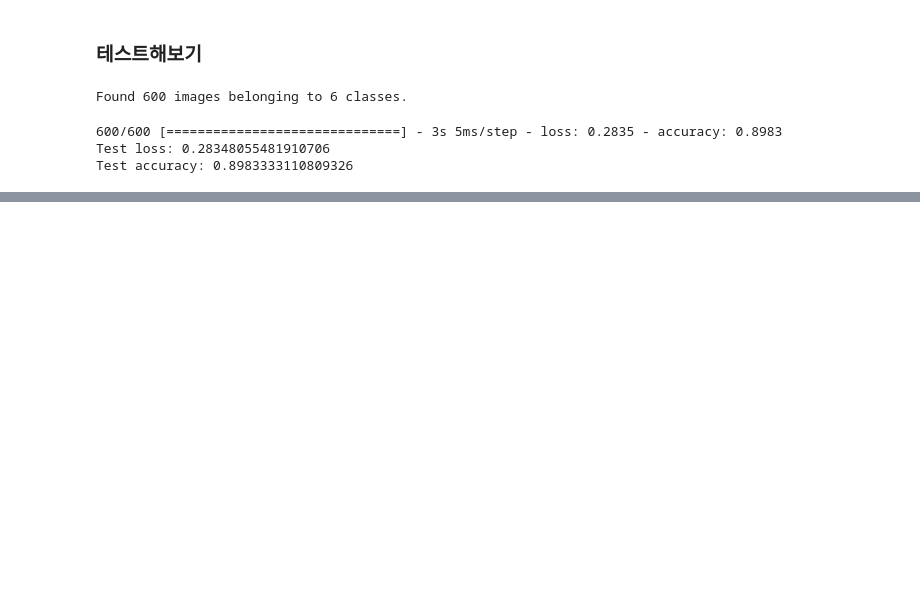
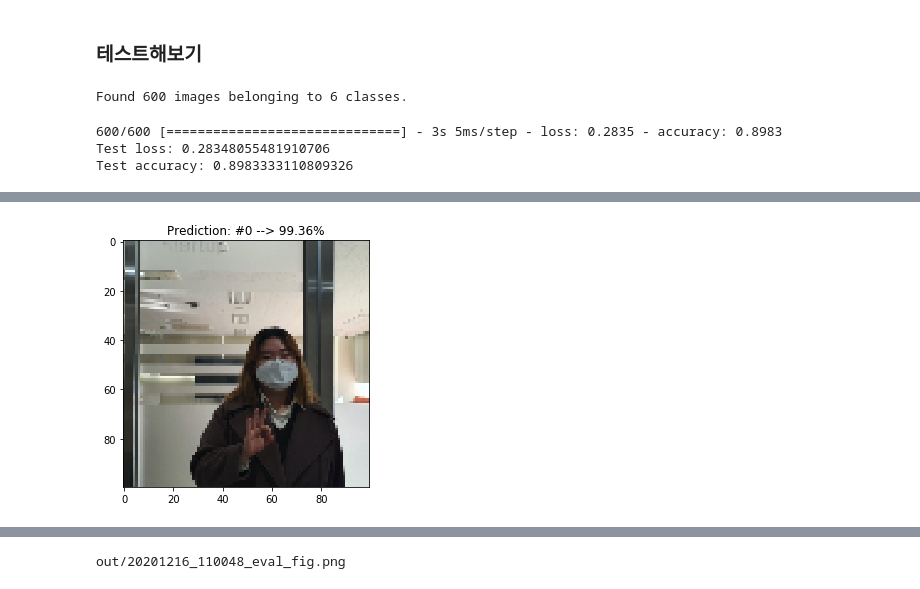
Before and after one commit to dalek7/Undergrad-DeepLearning-20Fall, a Jupyter notebook: 05_Case_Study/01_handpose_20F.ipynb, the cells around one changed output, grey strips where cells are left out. Saved outputs shown, nothing was run; the diff lists cells and outputs as text; code cells hidden in the pictures; blank space fills up the shorter version.

```diff
--- a/05_Case_Study/01_handpose_20F.ipynb
+++ b/05_Case_Study/01_handpose_20F.ipynb
@@ -306,0 +346,13 @@ acc_ax.legend(loc='upper center')
+# %%
+tstring = GetTimeString()#DDUtil
+image = eval_x[0]
+f1=plt.figure()
+imshow(image, 'Prediction: #{} --> {:.2f}%'.format(max_idx, max_prob*100.0))
+fnfig = 'out/{}_eval.png'.format(tstring)
+io.imsave(fnfig, image)
+#f1 = plt.gcf()
+fnfig = 'out/{}_eval_fig.png'.format(tstring)
+f1.savefig(fnfig)
+print(fnfig)
+# %% [output]
+[figure, added]
@@ -306,0 +360 @@ acc_ax.legend(loc='upper center')
+out/20201216_110048_eval_fig.png
```
Also changed, not shown: parts of 21 cells of this notebook.
